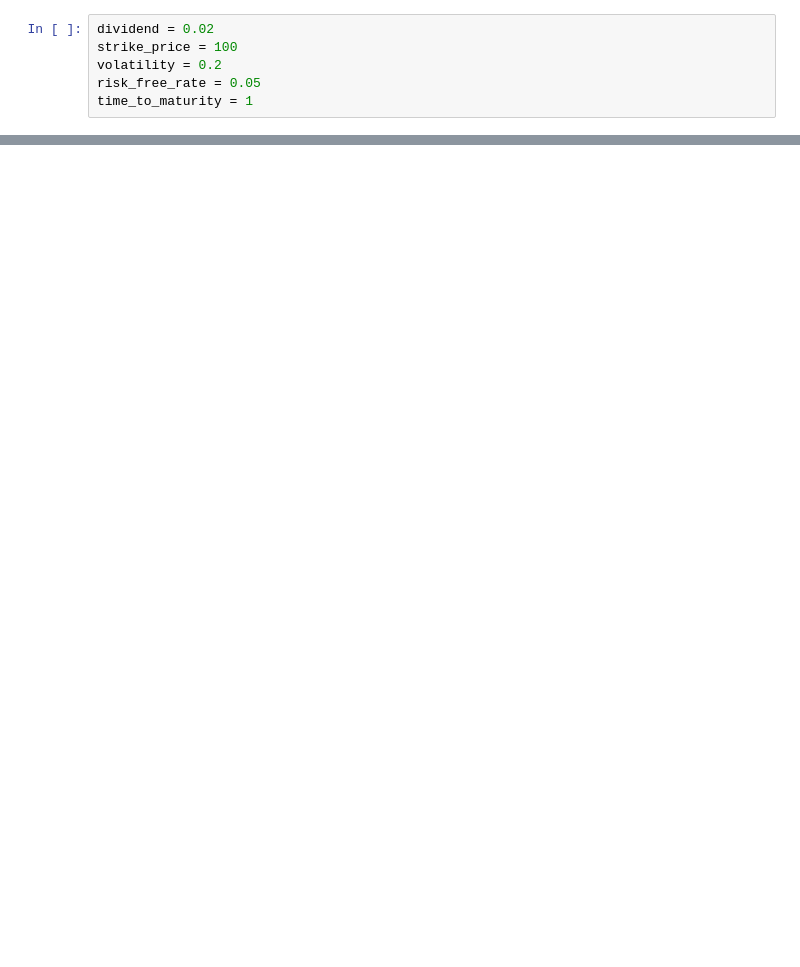
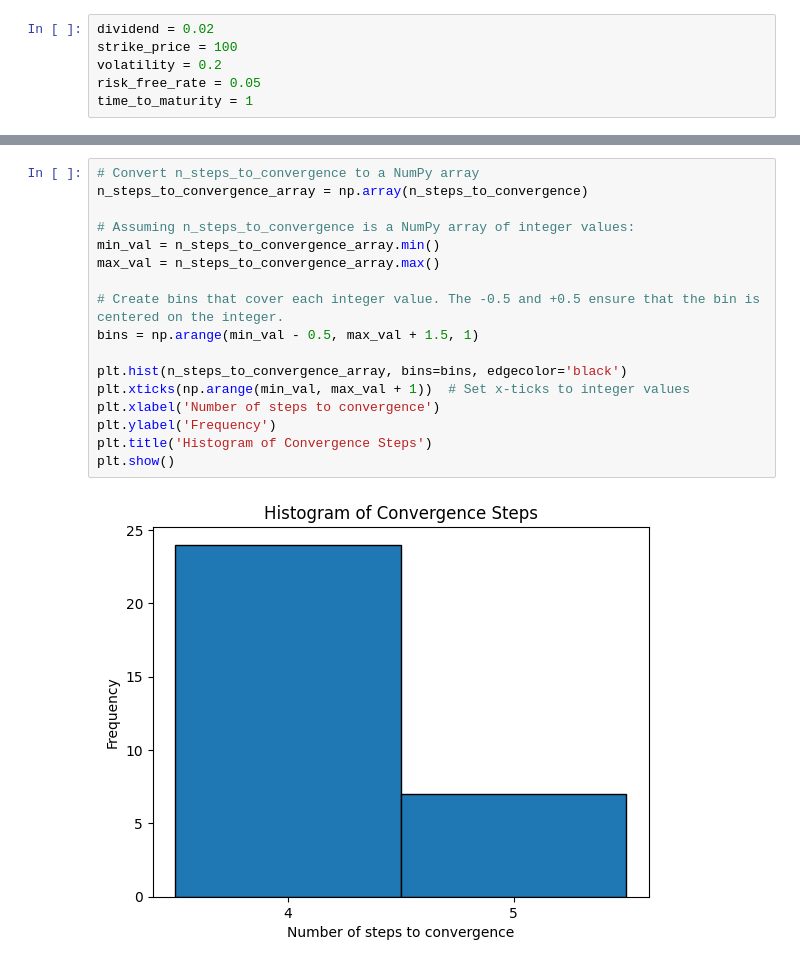
Before and after one commit to ttnhathuy313/option-pricing, a Jupyter notebook: main.ipynb, the cells around one changed output, grey strips where cells are left out. Cells and saved outputs as stored; diff of their text form; blank space fills up the shorter version.

```diff
--- a/main.ipynb
+++ b/main.ipynb
@@ -701,0 +234,19 @@ Mean Absolute Difference (MAD) between the two methods: 0.16412608610180654
+# %%
+# Convert n_steps_to_convergence to a NumPy array
+n_steps_to_convergence_array = np.array(n_steps_to_convergence)
+
+# Assuming n_steps_to_convergence is a NumPy array of integer values:
+min_val = n_steps_to_convergence_array.min()
+max_val = n_steps_to_convergence_array.max()
+
+# Create bins that cover each integer value. The -0.5 and +0.5 ensure that the bin is centered on the integer.
+bins = np.arange(min_val - 0.5, max_val + 1.5, 1)
+
+plt.hist(n_steps_to_convergence_array, bins=bins, edgecolor='black')
+plt.xticks(np.arange(min_val, max_val + 1))  # Set x-ticks to integer values
+plt.xlabel('Number of steps to convergence')
+plt.ylabel('Frequency')
+plt.title('Histogram of Convergence Steps')
+plt.show()
+# %% [output]
+[figure, added]
```
Also changed, not shown: parts of 74 cells of this notebook, 10 other files.
